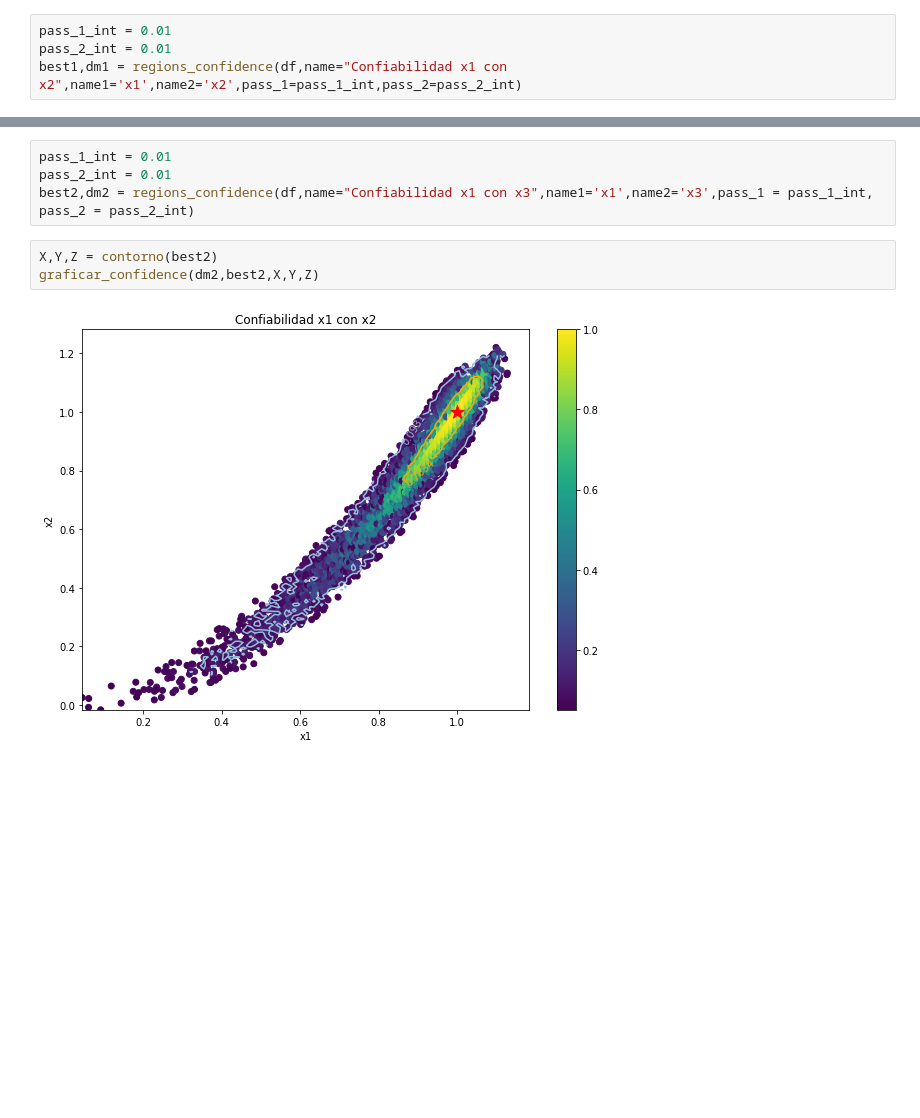
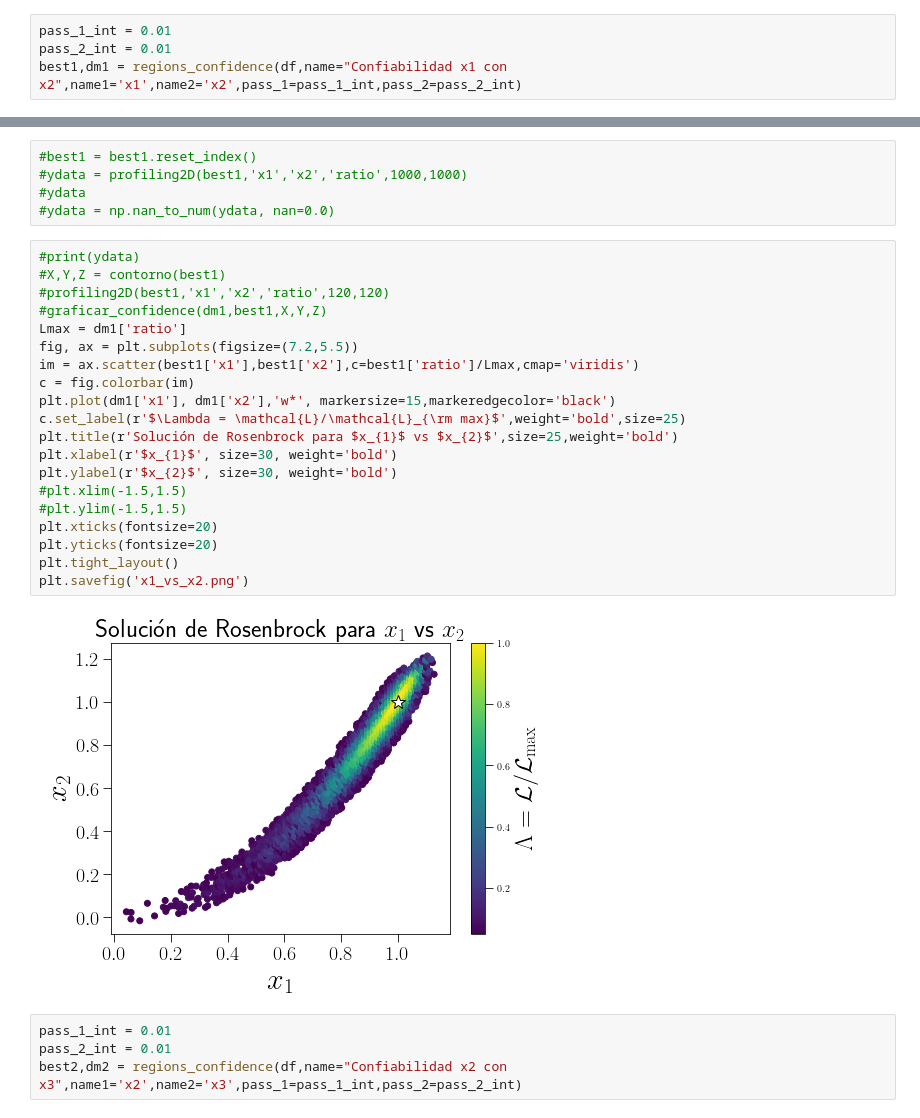
Before and after one commit to gadolfocastrillon/DarkMatterModels, a Jupyter notebook: Algoritmos geneticos/contour_confidence.ipynb, the cells around one changed output, grey strips where cells are left out. Drawn from its saved outputs; the diff is of its cells as text; blank space fills up the shorter version.

```diff
--- a/Algoritmos geneticos/contour_confidence.ipynb
+++ b/Algoritmos geneticos/contour_confidence.ipynb
@@ -176,9 +184,31 @@ graficar_confidence(dm1,best1,X,Y,Z)
+# %%
+#best1 = best1.reset_index()
+#ydata = profiling2D(best1,'x1','x2','ratio',1000,1000)
+#ydata
+#ydata = np.nan_to_num(ydata, nan=0.0)
+# %%
+#print(ydata)
+#X,Y,Z = contorno(best1)
+#profiling2D(best1,'x1','x2','ratio',120,120)
+#graficar_confidence(dm1,best1,X,Y,Z)
+Lmax = dm1['ratio']
+fig, ax = plt.subplots(figsize=(7.2,5.5))
+im = ax.scatter(best1['x1'],best1['x2'],c=best1['ratio']/Lmax,cmap='viridis')
+c = fig.colorbar(im)
+plt.plot(dm1['x1'], dm1['x2'],'w*', markersize=15,markeredgecolor='black')
+c.set_label(r'$\Lambda = \mathcal{L}/\mathcal{L}_{\rm max}$',weight='bold',size=25)
+plt.title(r'Solución de Rosenbrock para $x_{1}$ vs $x_{2}$',size=25,weight='bold')
+plt.xlabel(r'$x_{1}$', size=30, weight='bold')
+plt.ylabel(r'$x_{2}$', size=30, weight='bold')
+#plt.xlim(-1.5,1.5)
+#plt.ylim(-1.5,1.5)
+plt.xticks(fontsize=20)
+plt.yticks(fontsize=20)
+plt.tight_layout()
+plt.savefig('x1_vs_x2.png')
+# %% [output]
+[figure, added]
 # %%
 pass_1_int = 0.01
 pass_2_int = 0.01
-best2,dm2 = regions_confidence(df,name="Confiabilidad x1 con x3",name1='x1',name2='x3',pass_1 = pass_1_int, pass_2 = pass_2_int)
+best2,dm2 = regions_confidence(df,name="Confiabilidad x2 con x3",name1='x2',name2='x3',pass_1=pass_1_int,pass_2=pass_2_int)
-# %%
-X,Y,Z = contorno(best2)
-graficar_confidence(dm2,best2,X,Y,Z)
-# %% [output]
-[figure, removed]
```
Also changed, not shown: parts of 24 cells of this notebook, 3 other files.
